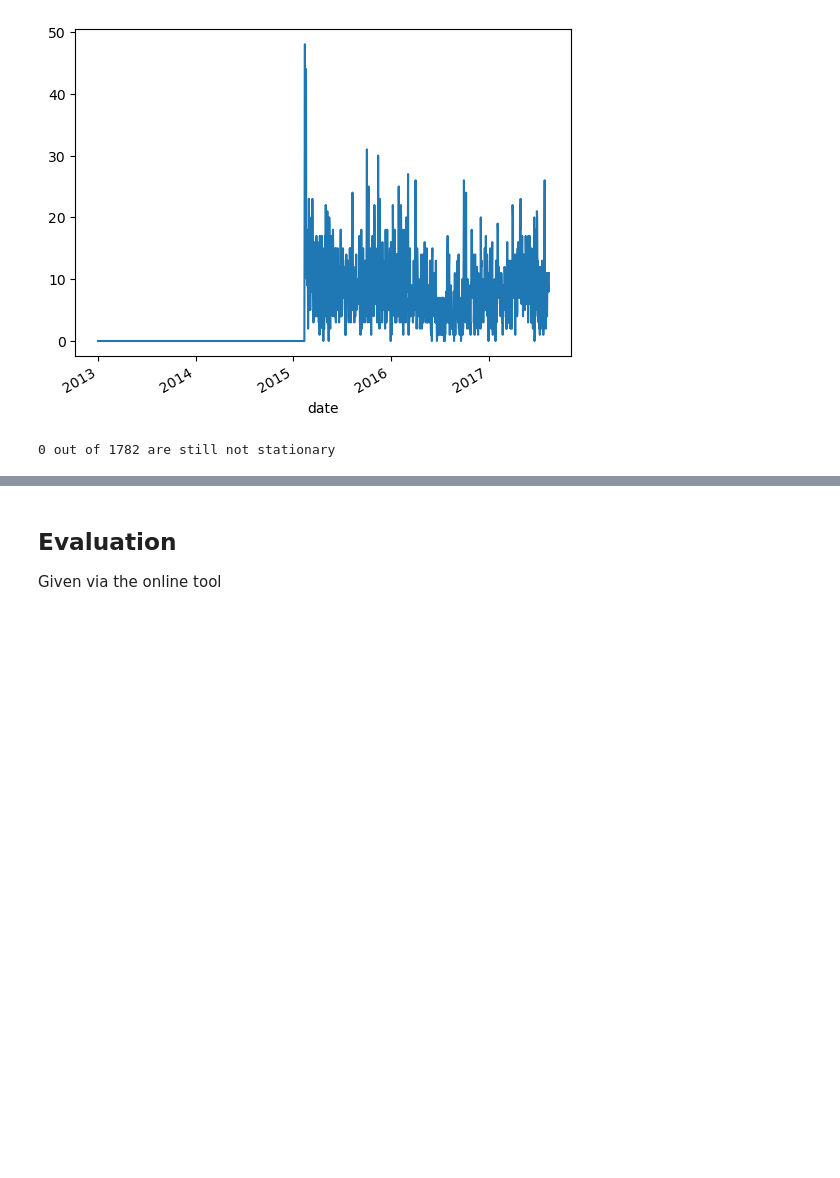
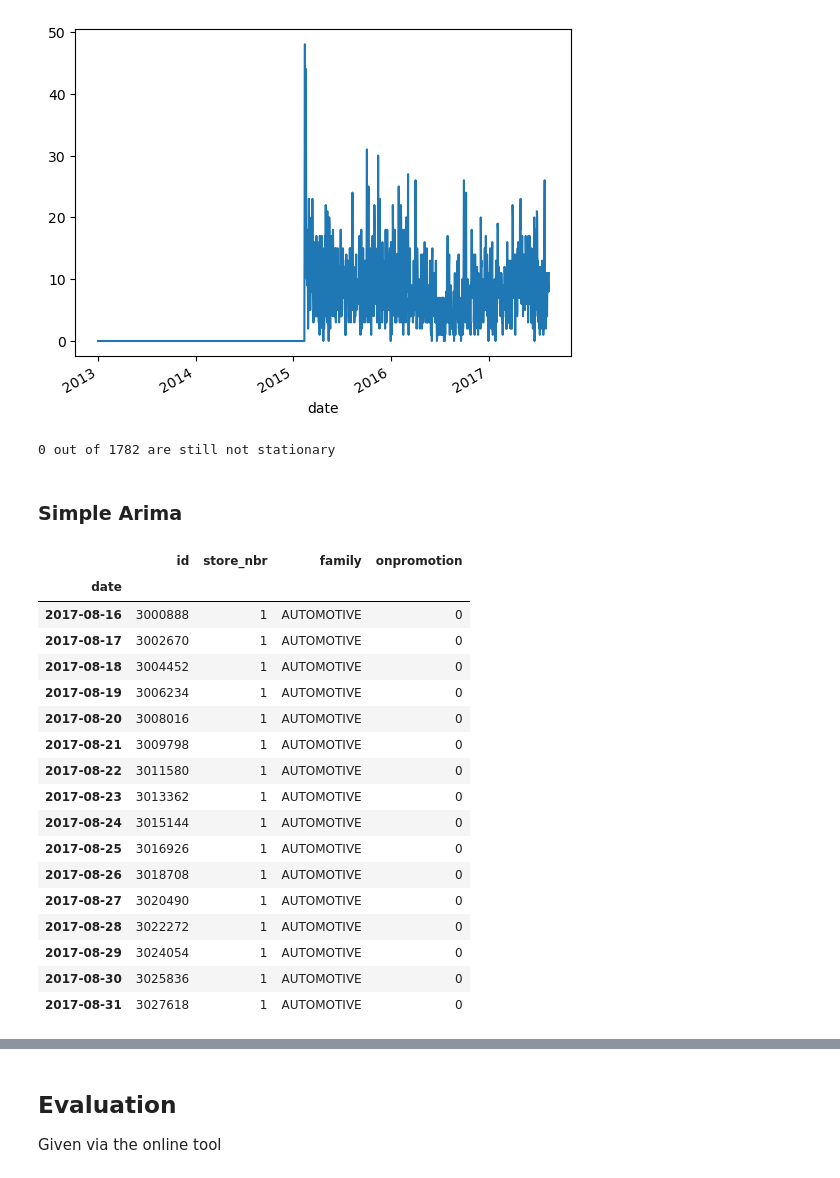
Before and after one commit to lkno0705/IndustrialApplicationsofAI, a Jupyter notebook: secondary-sector/practical-supply-chain-management/Sales-Forecasting.ipynb, the cells around one changed output, grey strips where cells are left out. Drawn from its saved outputs; the diff is of its cells as text; code cells hidden in the pictures; blank space fills up the shorter version.

```diff
--- a/secondary-sector/practical-supply-chain-management/Sales-Forecasting.ipynb
+++ b/secondary-sector/practical-supply-chain-management/Sales-Forecasting.ipynb
@@ -516,3 +504,5 @@ for family, store in tqdm(splitted_train_ma.items()):
 print(f'{still_not_stationary} out of {total} are still not stationary')
 # %% [output]
 0 out of 1782 are still not stationary
+# %% [markdown]
+### Simple Arima
@@ -518,0 +522,25 @@ print(f'{still_not_stationary} out of {total} are still not stationary')
+# %%
+test_arima = pd.read_csv('data/store-sales-time-series-forecasting/test.csv', index_col='date')
+test_arima.index = pd.DatetimeIndex(test_arima.index).to_period('D')
+
+test_to_test = test_arima.groupby(['family', 'store_nbr']).get_group(('AUTOMOTIVE', 1))
+test_to_test
+# %% [output]
+|  | id | store_nbr | family | onpromotion |
+| date |  |  |  |  |
+| 2017-08-16 | 3000888 | 1 | AUTOMOTIVE | 0 |
+| 2017-08-17 | 3002670 | 1 | AUTOMOTIVE | 0 |
+| 2017-08-18 | 3004452 | 1 | AUTOMOTIVE | 0 |
+| 2017-08-19 | 3006234 | 1 | AUTOMOTIVE | 0 |
+| 2017-08-20 | 3008016 | 1 | AUTOMOTIVE | 0 |
+| 2017-08-21 | 3009798 | 1 | AUTOMOTIVE | 0 |
+| 2017-08-22 | 3011580 | 1 | AUTOMOTIVE | 0 |
+| 2017-08-23 | 3013362 | 1 | AUTOMOTIVE | 0 |
+| 2017-08-24 | 3015144 | 1 | AUTOMOTIVE | 0 |
+| 2017-08-25 | 3016926 | 1 | AUTOMOTIVE | 0 |
+| 2017-08-26 | 3018708 | 1 | AUTOMOTIVE | 0 |
+| 2017-08-27 | 3020490 | 1 | AUTOMOTIVE | 0 |
+| 2017-08-28 | 3022272 | 1 | AUTOMOTIVE | 0 |
+| 2017-08-29 | 3024054 | 1 | AUTOMOTIVE | 0 |
+| 2017-08-30 | 3025836 | 1 | AUTOMOTIVE | 0 |
+| 2017-08-31 | 3027618 | 1 | AUTOMOTIVE | 0 |
```
Also changed, not shown: parts of 14 cells of this notebook, 1 other file.
